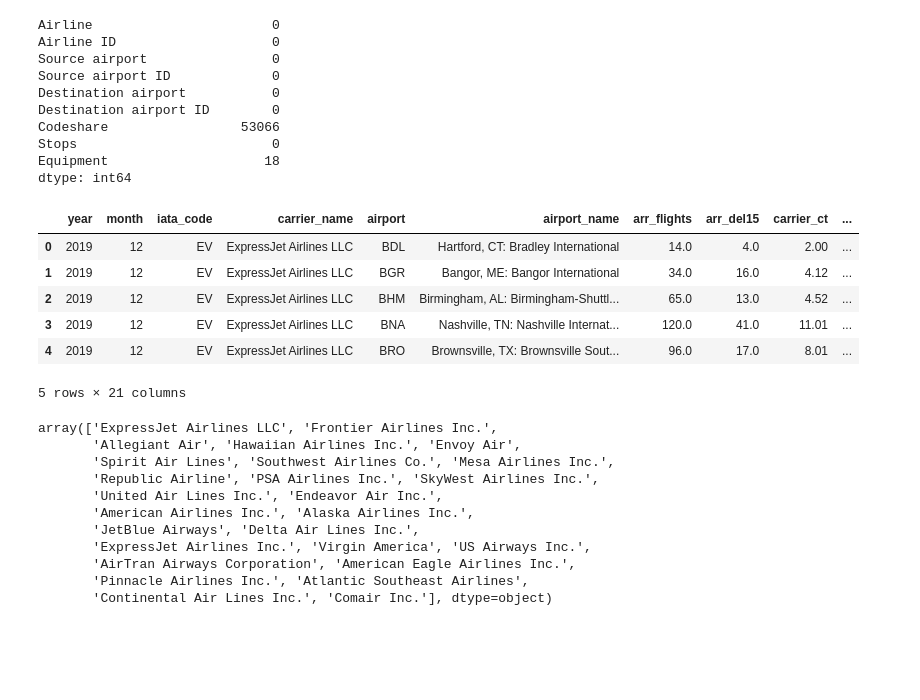
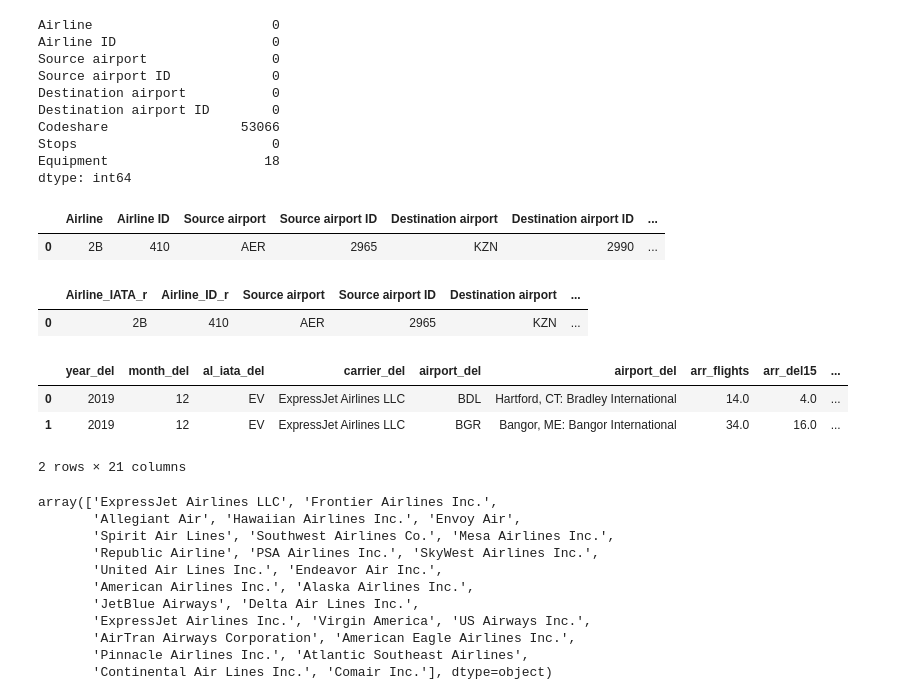
Before and after one commit to scottschriver/NSS_Capstone, a Jupyter notebook: Notebooks/Flight_delays.ipynb, the cells around one changed output. Saved outputs shown, nothing was run; the diff lists cells and outputs as text; code cells hidden in the pictures; blank space fills up the shorter version.

```diff
--- a/Notebooks/Flight_delays.ipynb
+++ b/Notebooks/Flight_delays.ipynb
@@ -253,5 +242,6 @@ delays.head()
 | 3 | 2019 | 12 | EV | ExpressJet Airlines LLC | BNA | Nashville, TN: Nashville Internat... | 120.0 | 41.0 | 11.01 | ... |
 | 4 | 2019 | 12 | EV | ExpressJet Airlines LLC | BRO | Brownsville, TX: Brownsville Sout... | 96.0 | 17.0 | 8.01 | ... |
 5 rows × 21 columns
-# %%
-delays.rename(columns = {'carrier':'iata_code'}, inplace=True)
+# %%
+delays.rename(columns = {'year':'year_del', 'month':'month_del', 'carrier':'al_iata_del', 'carrier_name':'carrier_del','airport':'airport_del', 'airport_name':'airport_del'}, inplace=True)
+delays.head(1)
@@ -349,17 +329,26 @@ Codeshare                 53066
 Stops                         0
 Equipment                    18
 dtype: int64
+# %%
+routes.drop('Codeshare', axis=1, inplace=True)
+routes.head(1)
+# %% [output]
+|  | Airline | Airline ID | Source airport | Source airport ID | Destination airport | Destination airport ID | ... |
+| 0 | 2B | 410 | AER | 2965 | KZN | 2990 | ... |
+# %%
+routes.rename(columns = {'Airline':'Airline_IATA_r', 'Airline ID':'Airline_ID_r','Stops':'Stops_r','Equipment':'Plane_IATA_r'}, inplace=True)
+routes.head(1)
+# %% [output]
+|  | Airline_IATA_r | Airline_ID_r | Source airport | Source airport ID | Destination airport | ... |
+| 0 | 2B | 410 | AER | 2965 | KZN | ... |
 # %%
 ### Finding Number of Carrier Delays by more than 15 minutes
 ### Join Airlines with Delays
 # %%
-delays.head()
+delays.head(2)
 # %% [output]
-|  | year | month | iata_code | carrier_name | airport | airport_name | arr_flights | arr_del15 | carrier_ct | ... |
-| 0 | 2019 | 12 | EV | ExpressJet Airlines LLC | BDL | Hartford, CT: Bradley International | 14.0 | 4.0 | 2.00 | ... |
-| 1 | 2019 | 12 | EV | ExpressJet Airlines LLC | BGR | Bangor, ME: Bangor International | 34.0 | 16.0 | 4.12 | ... |
-| 2 | 2019 | 12 | EV | ExpressJet Airlines LLC | BHM | Birmingham, AL: Birmingham-Shuttl... | 65.0 | 13.0 | 4.52 | ... |
-| 3 | 2019 | 12 | EV | ExpressJet Airlines LLC | BNA | Nashville, TN: Nashville Internat... | 120.0 | 41.0 | 11.01 | ... |
-| 4 | 2019 | 12 | EV | ExpressJet Airlines LLC | BRO | Brownsville, TX: Brownsville Sout... | 96.0 | 17.0 | 8.01 | ... |
+|  | year_del | month_del | al_iata_del | carrier_del | airport_del | airport_del | arr_flights | arr_del15 | ... |
+| 0 | 2019 | 12 | EV | ExpressJet Airlines LLC | BDL | Hartford, CT: Bradley International | 14.0 | 4.0 | ... |
+| 1 | 2019 | 12 | EV | ExpressJet Airlines LLC | BGR | Bangor, ME: Bangor International | 34.0 | 16.0 | ... |
-5 rows × 21 columns
+2 rows × 21 columns
 # %%
```
Also changed, not shown: parts of 38 cells of this notebook.
